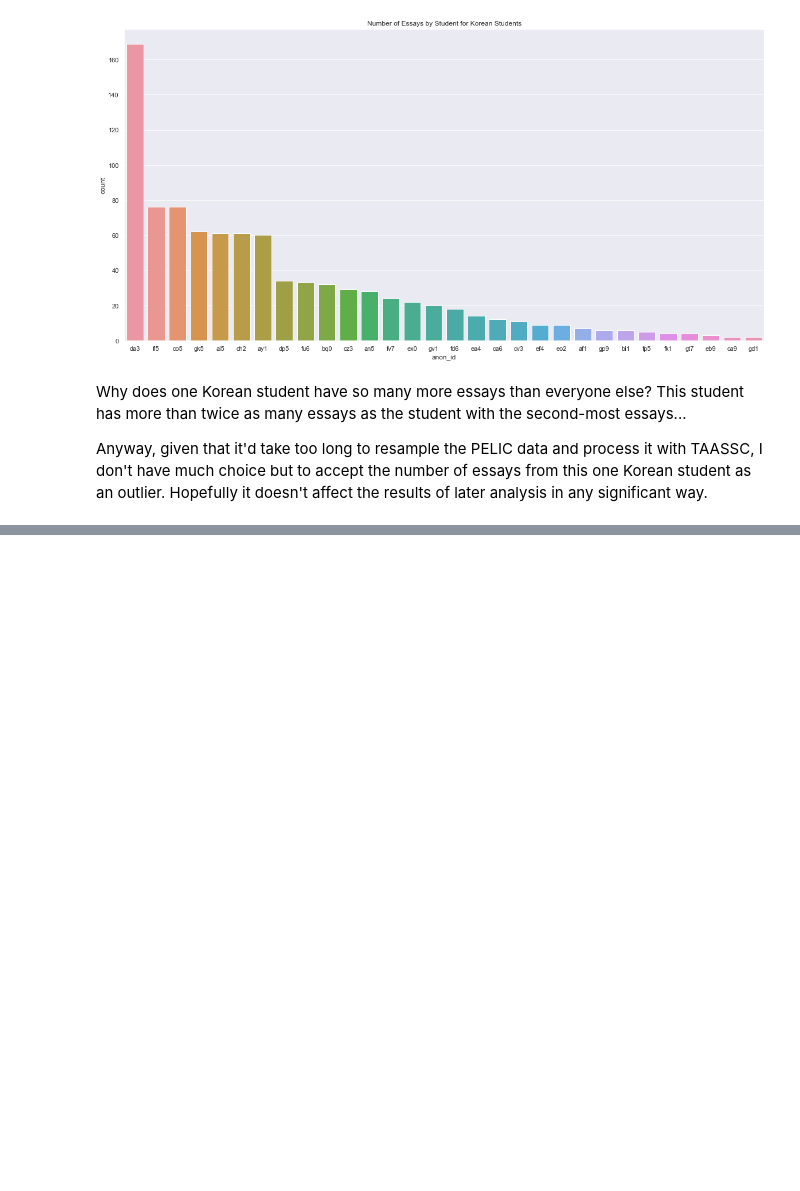
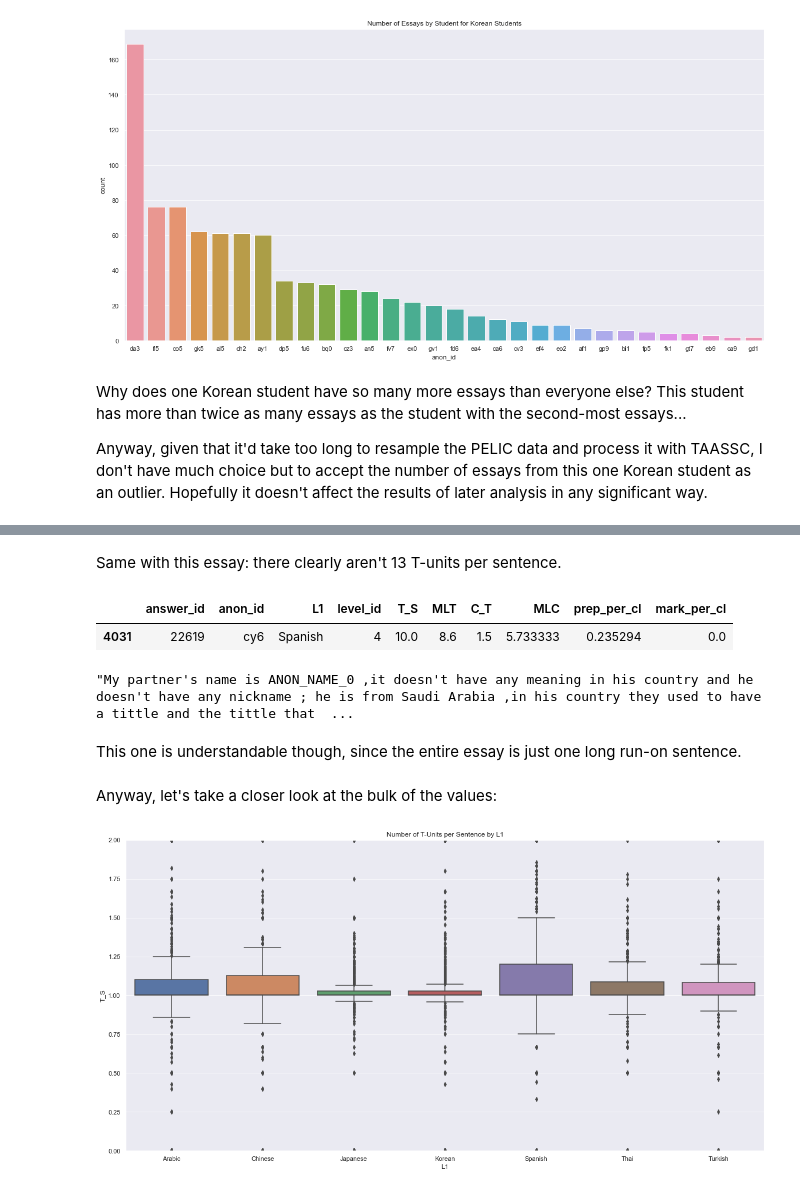
Before and after one commit to Data-Science-for-Linguists-2022/esl-syntactic-analysis, a Jupyter notebook: final-analysis.ipynb, the cells around one changed output, grey strips where cells are left out. Cells and saved outputs as stored; diff of their text form; code cells hidden in the pictures; blank space fills up the shorter version.

```diff
--- a/final-analysis.ipynb
+++ b/final-analysis.ipynb
@@ -283,0 +233,26 @@ plt.show()
+# %% [markdown]
+Same with this essay: there clearly aren't 13 T-units per sentence.
+# %%
+# Third-most extreme outlier with T_S = 10
+taassc_measures[(taassc_measures["L1"] == "Spanish") & (taassc_measures["T_S"] == 10)]
+# %% [output]
+|  | answer_id | anon_id | L1 | level_id | T_S | MLT | C_T | MLC | prep_per_cl | mark_per_cl |
+| 4031 | 22619 | cy6 | Spanish | 4 | 10.0 | 8.6 | 1.5 | 5.733333 | 0.235294 | 0.0 |
+# %%
+pelic[pelic["answer_id"] == 22619]["text"].iloc[0]
+# %% [output]
+"My partner's name is ANON_NAME_0 ,it doesn't have any meaning in his country and he doesn't have any nickname ; he is from Saudi Arabia ,in his country they used to have a tittle and the tittle that  ...
+# %% [markdown]
+This one is understandable though, since the entire essay is just one long run-on sentence.
+# %% [markdown]
+Anyway, let's take a closer look at the bulk of the values:
+# %%
+sns.boxplot(
+    data=taassc_measures,
+    x="L1",
+    y="T_S"
+).set(title="Number of T-Units per Sentence by L1")
+plt.ylim(0, 2)
+plt.show()
+# %% [output]
+[figure, added]
```
Also changed, not shown: parts of 91 cells of this notebook, 2 other files.
